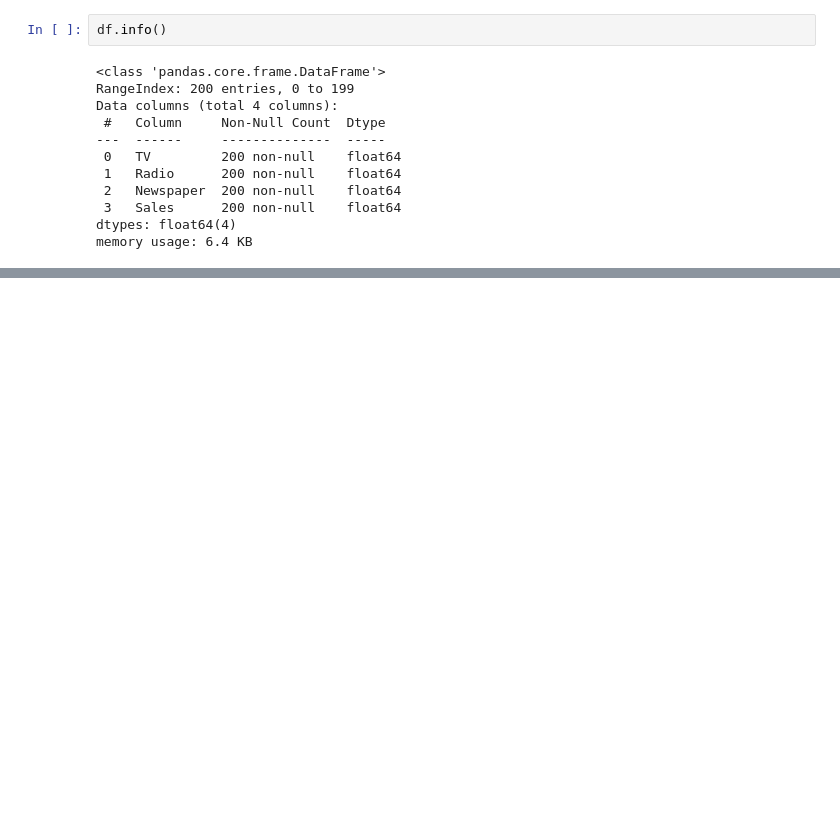
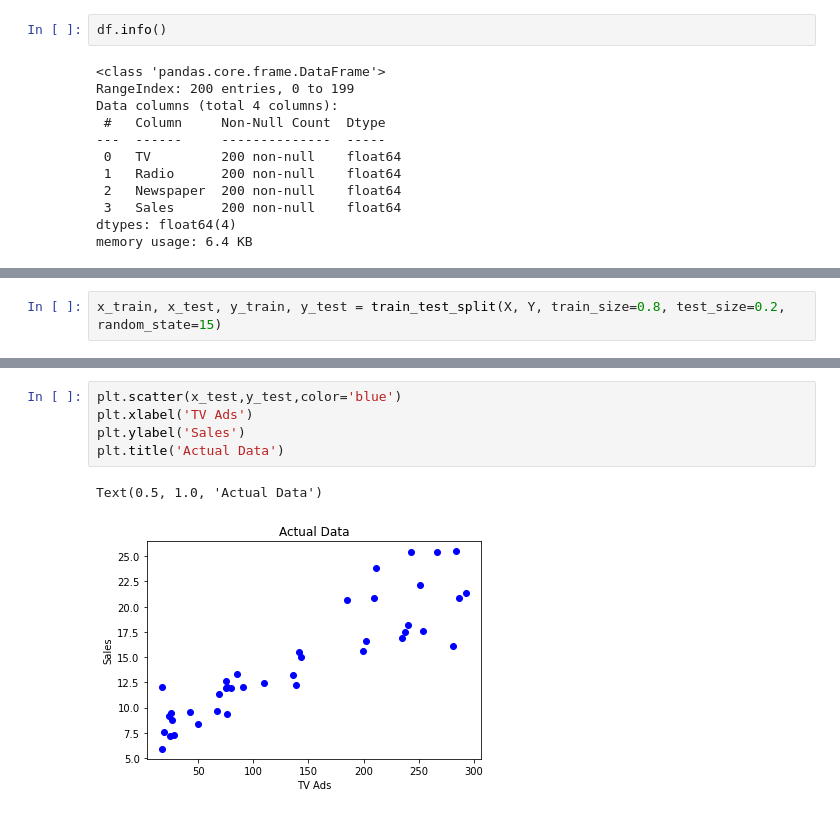
Before and after one commit to tradalhariri/linear-regression, a Jupyter notebook: regression.ipynb, the cells around one changed output, grey strips where cells are left out. Cells and saved outputs as stored; diff of their text form; blank space fills up the shorter version.

```diff
--- a/regression.ipynb
+++ b/regression.ipynb
@@ -68,0 +54,2 @@ X.head()
+# %%
+x_train, x_test, y_train, y_test = train_test_split(X, Y, train_size=0.8, test_size=0.2, random_state=15)
@@ -68,0 +97,8 @@ X.head()
+# %%
+plt.scatter(x_test,y_test,color='blue')
+plt.xlabel('TV Ads')
+plt.ylabel('Sales')
+plt.title('Actual Data')
+# %% [output]
+Text(0.5, 1.0, 'Actual Data')
+[figure, added]
```
Also changed, not shown: parts of 28 cells of this notebook, 1 other file.
